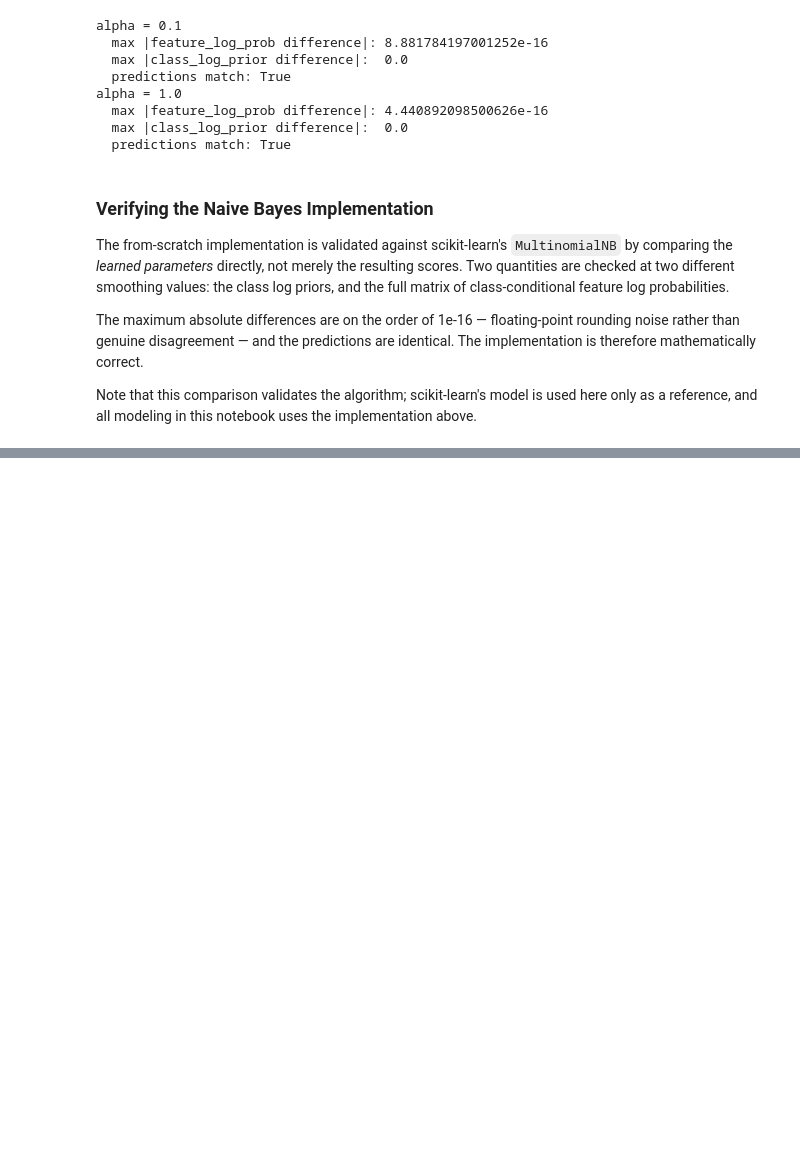
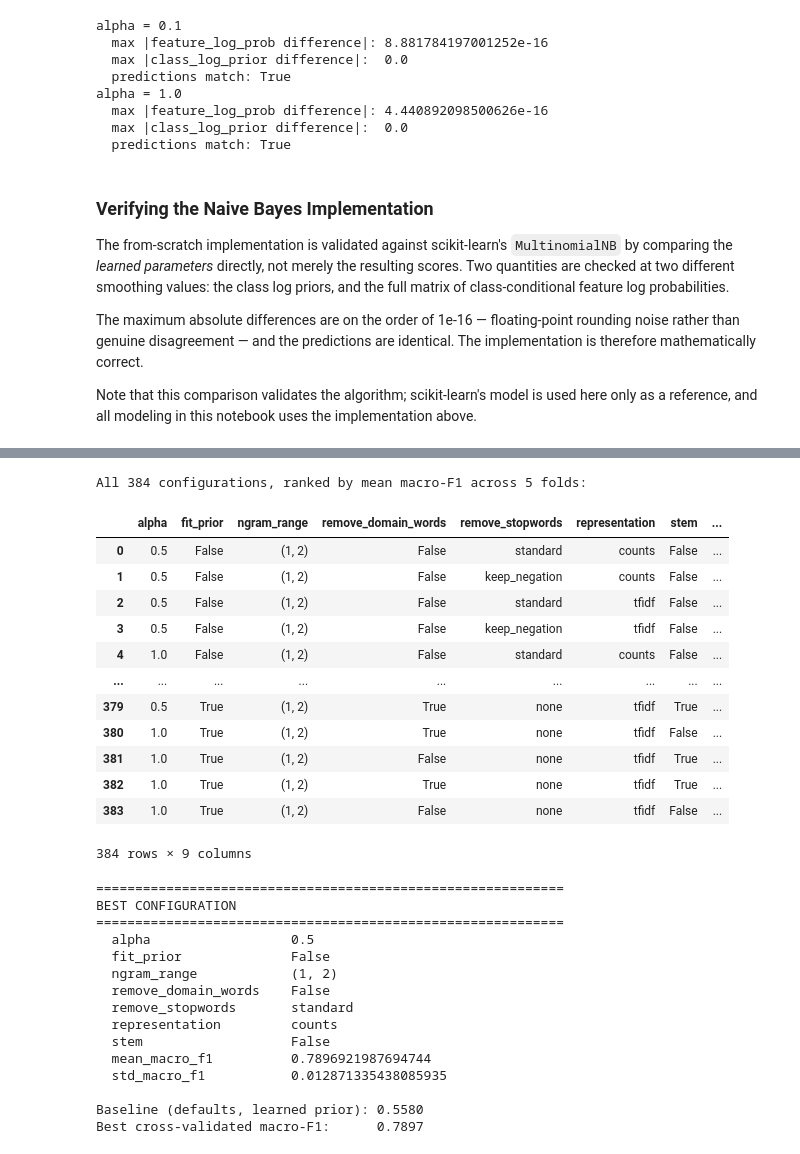
Before and after one commit to IdoAbadi/Machine-learning-course---Emotion-classification, a Jupyter notebook: emotion-classification.ipynb, the cells around one changed output, grey strips where cells are left out. Cells and saved outputs as stored; diff of their text form; code cells hidden in the pictures; blank space fills up the shorter version.

```diff
--- a/emotion-classification.ipynb
+++ b/emotion-classification.ipynb
@@ -860,0 +1155,52 @@ as a reference, and all modeling in this notebook uses the implementation above.
+# %%
+rows = []
+for key, scores in results.items():
+    row = dict(key)
+    row['mean_macro_f1'] = np.mean(scores)
+    row['std_macro_f1'] = np.std(scores)
+    rows.append(row)
+
+cv_results = pd.DataFrame(rows).sort_values('mean_macro_f1', ascending=False)
+cv_results = cv_results.reset_index(drop=True)
+
+print(f"All {len(cv_results)} configurations, ranked by mean macro-F1 across 5 folds:")
+display(cv_results)
+
+best = cv_results.iloc[0]
+print("\n" + "=" * 60)
+print("BEST CONFIGURATION")
+print("=" * 60)
+for k, v in best.items():
+    print(f"  {k:<22} {v}")
+print(f"\nBaseline (defaults, learned prior): 0.5580")
+print(f"Best cross-validated macro-F1:      {best['mean_macro_f1']:.4f}")
+# %% [output]
+All 384 configurations, ranked by mean macro-F1 across 5 folds:
+|  | alpha | fit_prior | ngram_range | remove_domain_words | remove_stopwords | representation | stem | ... |
+| 0 | 0.5 | False | (1, 2) | False | standard | counts | False | ... |
+| 1 | 0.5 | False | (1, 2) | False | keep_negation | counts | False | ... |
+| 2 | 0.5 | False | (1, 2) | False | standard | tfidf | False | ... |
+| 3 | 0.5 | False | (1, 2) | False | keep_negation | tfidf | False | ... |
+| 4 | 1.0 | False | (1, 2) | False | standard | counts | False | ... |
+| ... | ... | ... | ... | ... | ... | ... | ... | ... |
+| 379 | 0.5 | True | (1, 2) | True | none | tfidf | True | ... |
+| 380 | 1.0 | True | (1, 2) | True | none | tfidf | False | ... |
+| 381 | 1.0 | True | (1, 2) | False | none | tfidf | True | ... |
+| 382 | 1.0 | True | (1, 2) | True | none | tfidf | True | ... |
+| 383 | 1.0 | True | (1, 2) | False | none | tfidf | False | ... |
+384 rows × 9 columns
+============================================================
+BEST CONFIGURATION
+============================================================
+  alpha                  0.5
+  fit_prior              False
+  ngram_range            (1, 2)
+  remove_domain_words    False
+  remove_stopwords       standard
+  representation         counts
+  stem                   False
+  mean_macro_f1          0.7896921987694744
+  std_macro_f1           0.012871335438085935
+
+Baseline (defaults, learned prior): 0.5580
+Best cross-validated macro-F1:      0.7897
```
Also changed, not shown: parts of 9 cells of this notebook.
